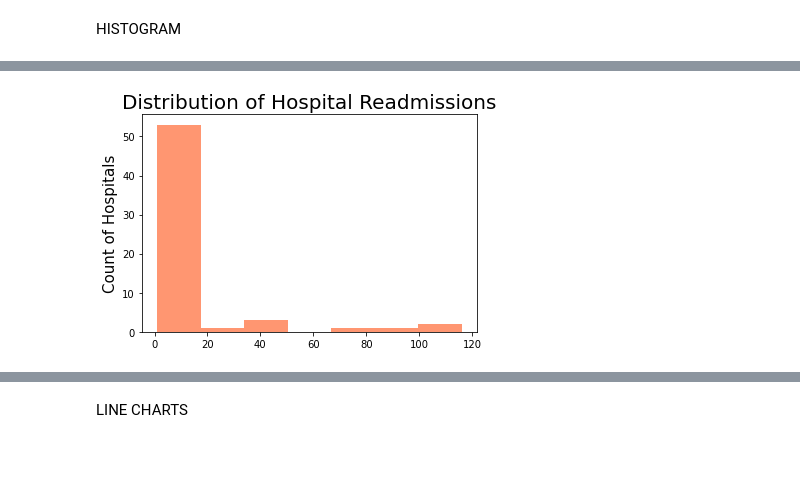
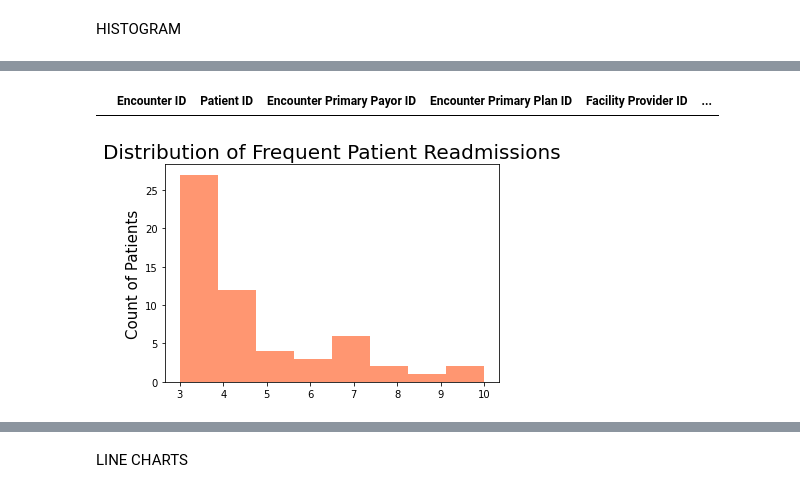
Before and after one commit to tipearso/hospital-readmissions, a Jupyter notebook: notebooks/plots.ipynb, the cells around one changed output, grey strips where cells are left out. Cells and saved outputs as stored; diff of their text form; code cells hidden in the pictures; blank space fills up the shorter version.

```diff
--- a/notebooks/plots.ipynb
+++ b/notebooks/plots.ipynb
@@ -167,3 +171,10 @@ read_count_month_high = read_count_month[read_count_month['Encounter ID'] >= 0]
+# %%
+#look into hospital 1174667158
+hundy = one_top[one_top['Facility Provider NPI'] == '1174557458']
+#hundy_count = len(hundy)
+hundy
+# %% [output]
+|  | Encounter ID | Patient ID | Encounter Primary Payor ID | Encounter Primary Plan ID | Facility Provider ID | ... |
 # %%
 #filter for number of readmissions per patient
 occurance1 = read_count_patient_high
@@ -175,34 +186,34 @@ y1='Count of Patients'
 occurance2 = read_count_hospital_high
 bin2 = 7
 title2= 'Distribution of Hospital Readmissions'
 x2='Count of Readmissions'
 y2='Count of Hospitals'
 #save2 = frequentfliershospital
 #filter for number of readmissions per Attendant
 occurance3 = read_count_attendant_high
 bin3 = 5
 title3= 'Distribution of Readmissions by Attendant'
 x3='Count of Readmissions'
 y3='Count of Attendants'
 #filter for number of readmissions per Attendant
 occurance4 = read_count_month_high
 bin4 = 12
 title4= 'Distribution of variable'
 x4='Count of Readmissions'
 y4='Count of High Ocurrances'
 #filter for number of readmissions per patient
 occurance5 = combo
 bin1 = 8
 title5= 'Distribution of Frequent hospital Readmissions'
 x5='rate'
 y5='Count of read'
 
 #plt.style.use('seaborn-pastel')
-_= plt.hist('Encounter ID', bins = bin2, data = occurance2, color=['#ff9671'])
-_= plt.title(title2, color = 'black', fontsize=20)
-_= plt.ylabel(y2, fontsize=15)
+_= plt.hist('Encounter ID', bins = bin1, data = occurance1, color=['#ff9671'])
+_= plt.title(title1, color = 'black', fontsize=20)
+_= plt.ylabel(y1, fontsize=15)
 #_= plt.xlabel(x2, fontsize=15)
 plt.savefig('../imgs/frequentfliers', transparent = True)
 #plt.style.available
 # %% [output]
-[figure, old version]
+[figure, new version]
```
Also changed, not shown: parts of 22 cells of this notebook, 5 other files.
